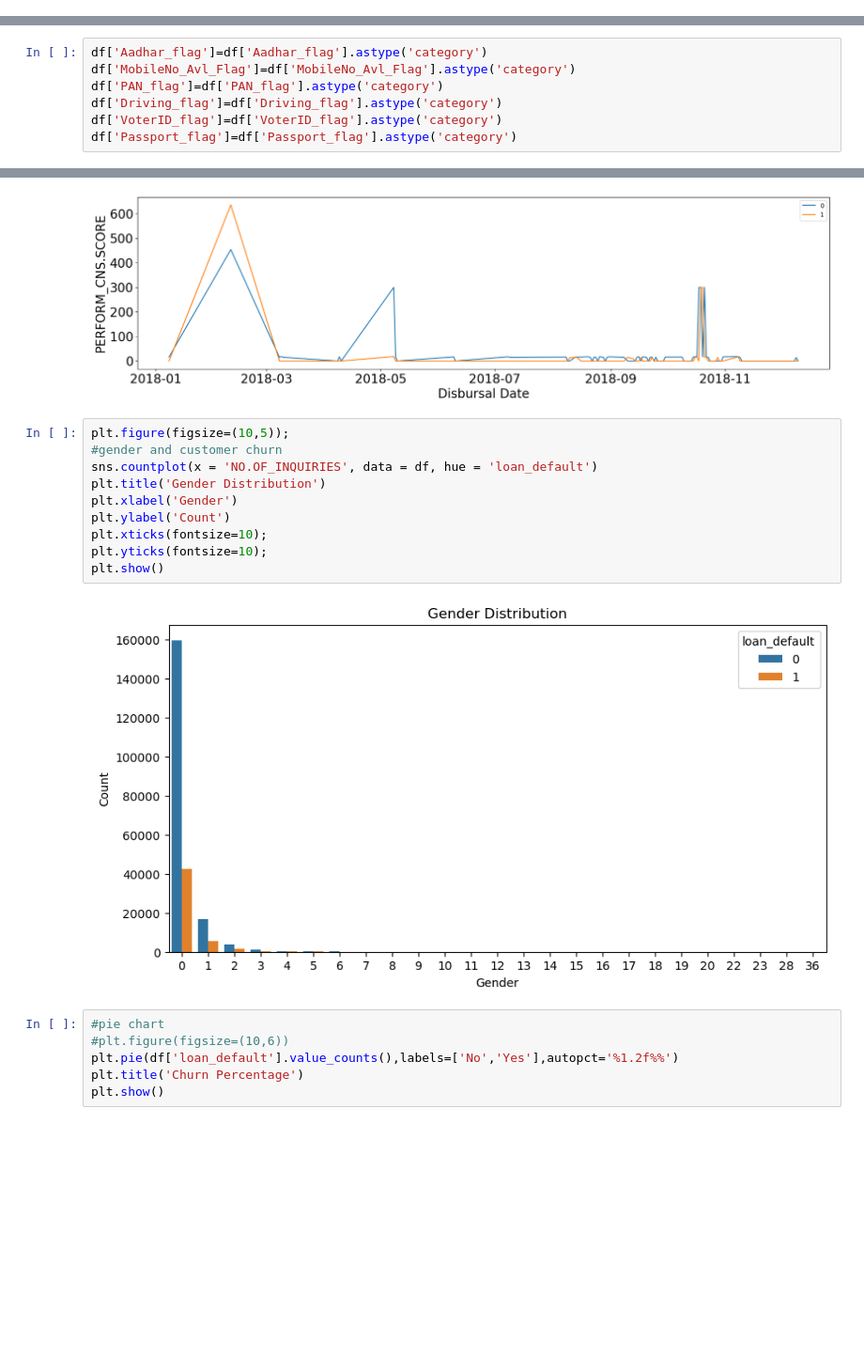
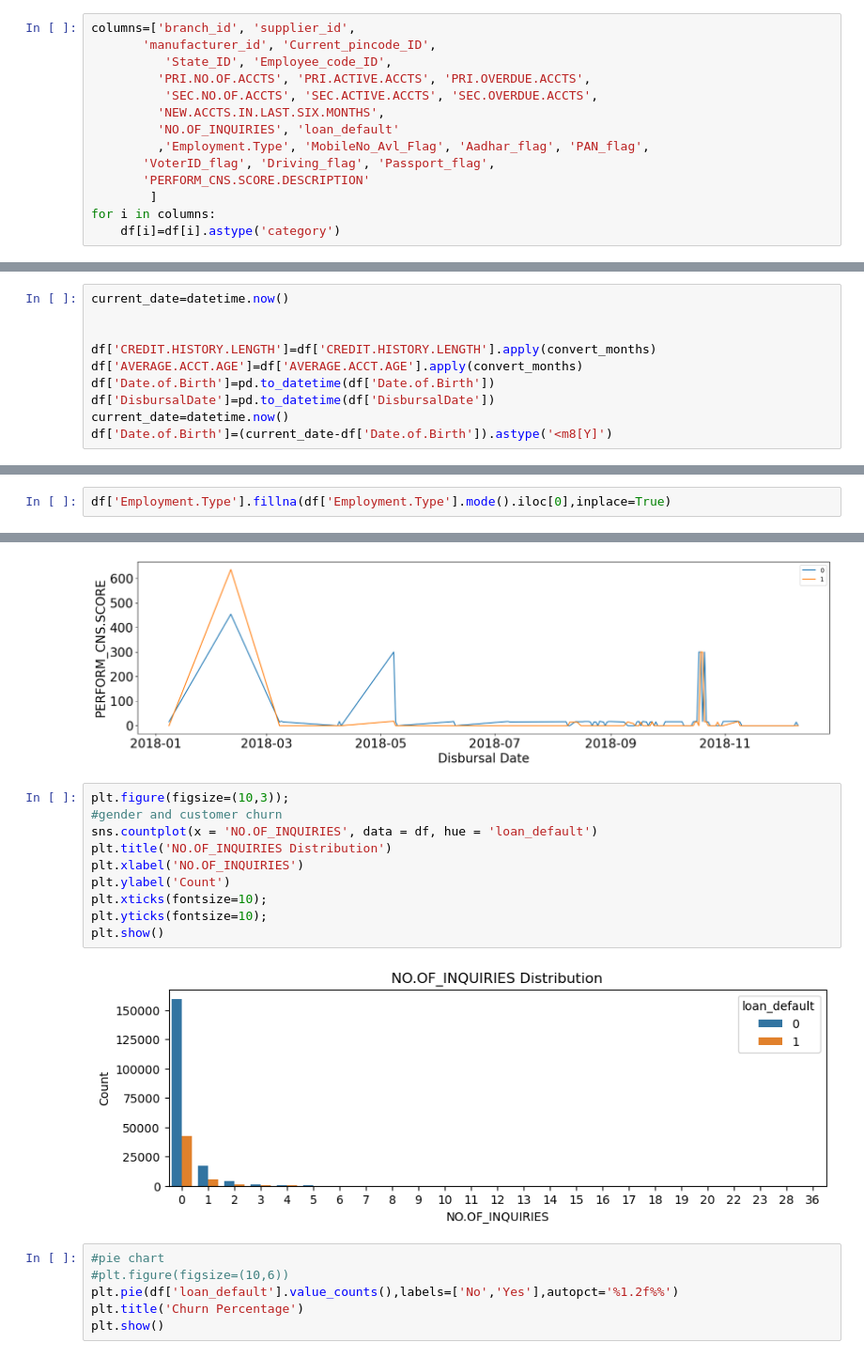
Before and after one commit to NithinKumarKR/Loan-Default-Prediction, a Jupyter notebook: Untitled.ipynb, the cells around one changed output, grey strips where cells are left out. Shown at 94% size. Saved outputs shown, nothing was run; the diff lists cells and outputs as text; blank space fills up the shorter version.

```diff
--- a/Untitled.ipynb
+++ b/Untitled.ipynb
@@ -169,0 +157,14 @@ df.set_index('UniqueID',inplace=True)
+# %%
+columns=['branch_id', 'supplier_id',
+       'manufacturer_id', 'Current_pincode_ID',
+          'State_ID', 'Employee_code_ID',
+         'PRI.NO.OF.ACCTS', 'PRI.ACTIVE.ACCTS', 'PRI.OVERDUE.ACCTS',
+          'SEC.NO.OF.ACCTS', 'SEC.ACTIVE.ACCTS', 'SEC.OVERDUE.ACCTS',
+         'NEW.ACCTS.IN.LAST.SIX.MONTHS',
+         'NO.OF_INQUIRIES', 'loan_default'
+         ,'Employment.Type', 'MobileNo_Avl_Flag', 'Aadhar_flag', 'PAN_flag',
+       'VoterID_flag', 'Driving_flag', 'Passport_flag',
+       'PERFORM_CNS.SCORE.DESCRIPTION'
+        ]
+for i in columns:
+    df[i]=df[i].astype('category')
@@ -170,3 +179,13 @@ df.set_index('UniqueID',inplace=True)
+# %%
+current_date=datetime.now()
+
+
+df['CREDIT.HISTORY.LENGTH']=df['CREDIT.HISTORY.LENGTH'].apply(convert_months)
+df['AVERAGE.ACCT.AGE']=df['AVERAGE.ACCT.AGE'].apply(convert_months)
+df['Date.of.Birth']=pd.to_datetime(df['Date.of.Birth'])
+df['DisbursalDate']=pd.to_datetime(df['DisbursalDate'])
+current_date=datetime.now()
+df['Date.of.Birth']=(current_date-df['Date.of.Birth']).astype('<m8[Y]')
 # %%
 numerical_cols=[]
 catorical_cols=[]
@@ -212,3 +250,5 @@ plt.show()
+# %%
+df['Employment.Type'].fillna(df['Employment.Type'].mode().iloc[0],inplace=True)
 # %%
 for i in df.columns:
     if df[i].isnull().sum()>0:
@@ -232,7 +255,0 @@ df['DisbursalDate']=pd.to_datetime(df['DisbursalDate'])
-# %%
-df['Aadhar_flag']=df['Aadhar_flag'].astype('category')
-df['MobileNo_Avl_Flag']=df['MobileNo_Avl_Flag'].astype('category')
-df['PAN_flag']=df['PAN_flag'].astype('category')
-df['Driving_flag']=df['Driving_flag'].astype('category')
-df['VoterID_flag']=df['VoterID_flag'].astype('category')
-df['Passport_flag']=df['Passport_flag'].astype('category')
@@ -304,17 +301,17 @@ plt.yticks(fontsize=20);
 # %% [output]
 [figure]
 # %%
-plt.figure(figsize=(10,5));
+plt.figure(figsize=(10,3));
 #gender and customer churn
 sns.countplot(x = 'NO.OF_INQUIRIES', data = df, hue = 'loan_default')
-plt.title('Gender Distribution')
-plt.xlabel('Gender')
+plt.title('NO.OF_INQUIRIES Distribution')
+plt.xlabel('NO.OF_INQUIRIES')
 plt.ylabel('Count')
 plt.xticks(fontsize=10);
 plt.yticks(fontsize=10);
 plt.show()
 # %% [output]
-[figure, old version]
+[figure, new version]
 # %%
 #pie chart
 #plt.figure(figsize=(10,6))
```
Also changed, not shown: parts of 20 cells of this notebook, 3 other files.
